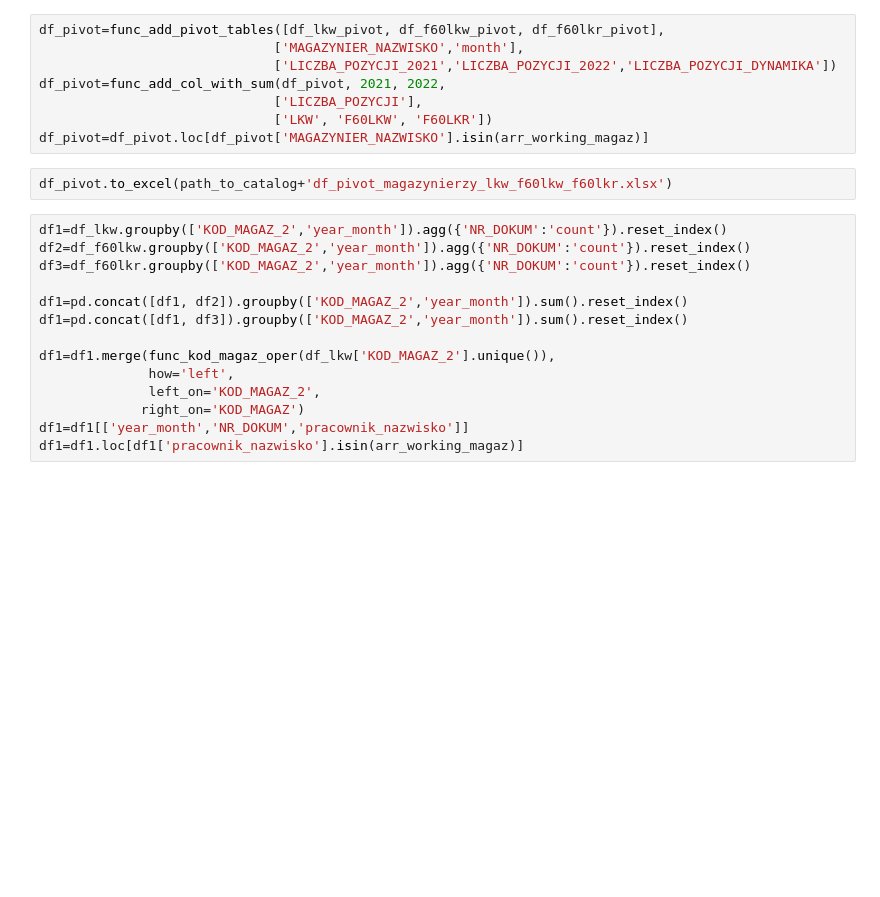
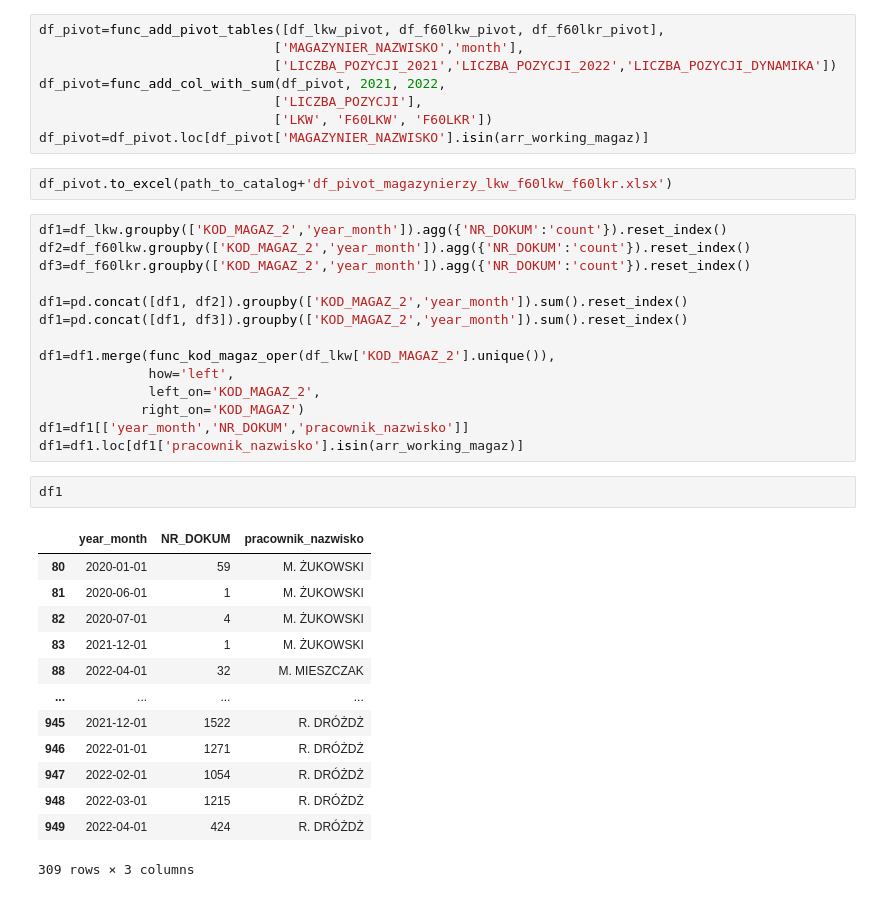
Before and after one commit to plggrzybuch/kupony, a Jupyter notebook: magazynierzy.ipynb, the cells around one changed output. Drawn from its saved outputs; the diff is of its cells as text; blank space fills up the shorter version.

```diff
--- a/magazynierzy.ipynb
+++ b/magazynierzy.ipynb
@@ -266,3 +271,19 @@ df1=df1.merge(func_kod_magaz_oper(df_lkw['KOD_MAGAZ_2'].unique()),
              right_on='KOD_MAGAZ')
 df1=df1[['year_month','NR_DOKUM','pracownik_nazwisko']]
 df1=df1.loc[df1['pracownik_nazwisko'].isin(arr_working_magaz)]
+# %%
+df1
+# %% [output]
+|  | year_month | NR_DOKUM | pracownik_nazwisko |
+| 80 | 2020-01-01 | 59 | M. ŻUKOWSKI |
+| 81 | 2020-06-01 | 1 | M. ŻUKOWSKI |
+| 82 | 2020-07-01 | 4 | M. ŻUKOWSKI |
+| 83 | 2021-12-01 | 1 | M. ŻUKOWSKI |
+| 88 | 2022-04-01 | 32 | M. MIESZCZAK |
+| ... | ... | ... | ... |
+| 945 | 2021-12-01 | 1522 | R. DRÓŻDŻ |
+| 946 | 2022-01-01 | 1271 | R. DRÓŻDŻ |
+| 947 | 2022-02-01 | 1054 | R. DRÓŻDŻ |
+| 948 | 2022-03-01 | 1215 | R. DRÓŻDŻ |
+| 949 | 2022-04-01 | 424 | R. DRÓŻDŻ |
+309 rows × 3 columns
```
Also changed, not shown: parts of 6 cells of this notebook.
